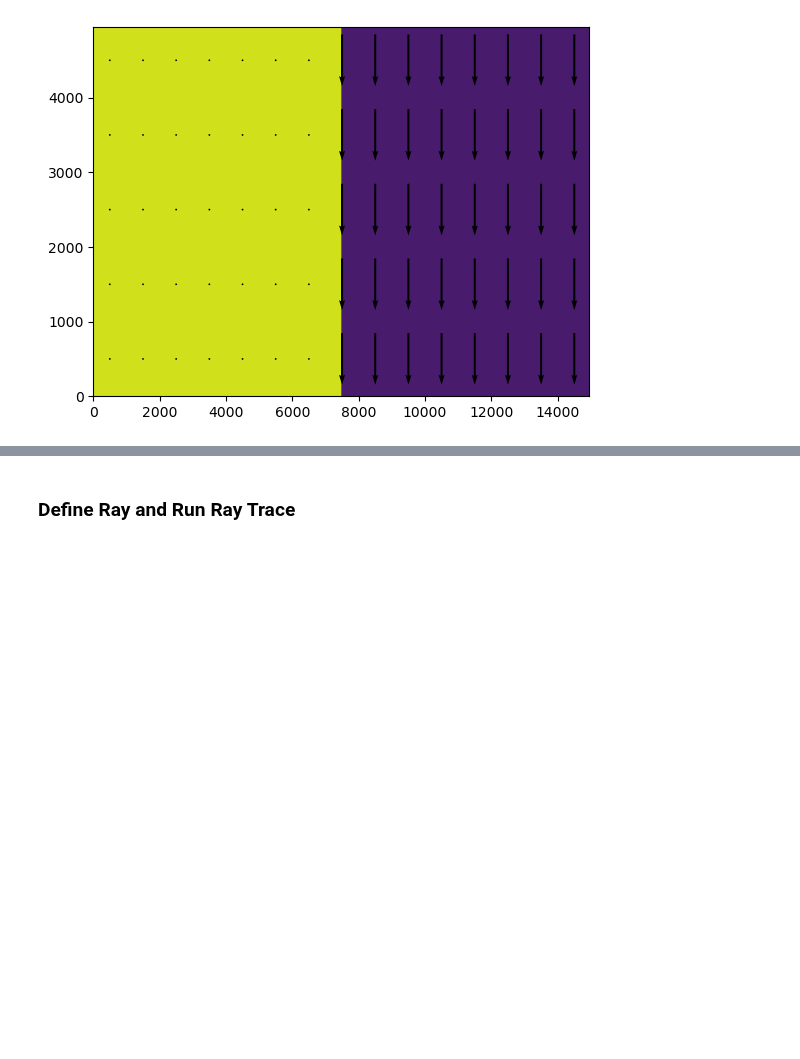
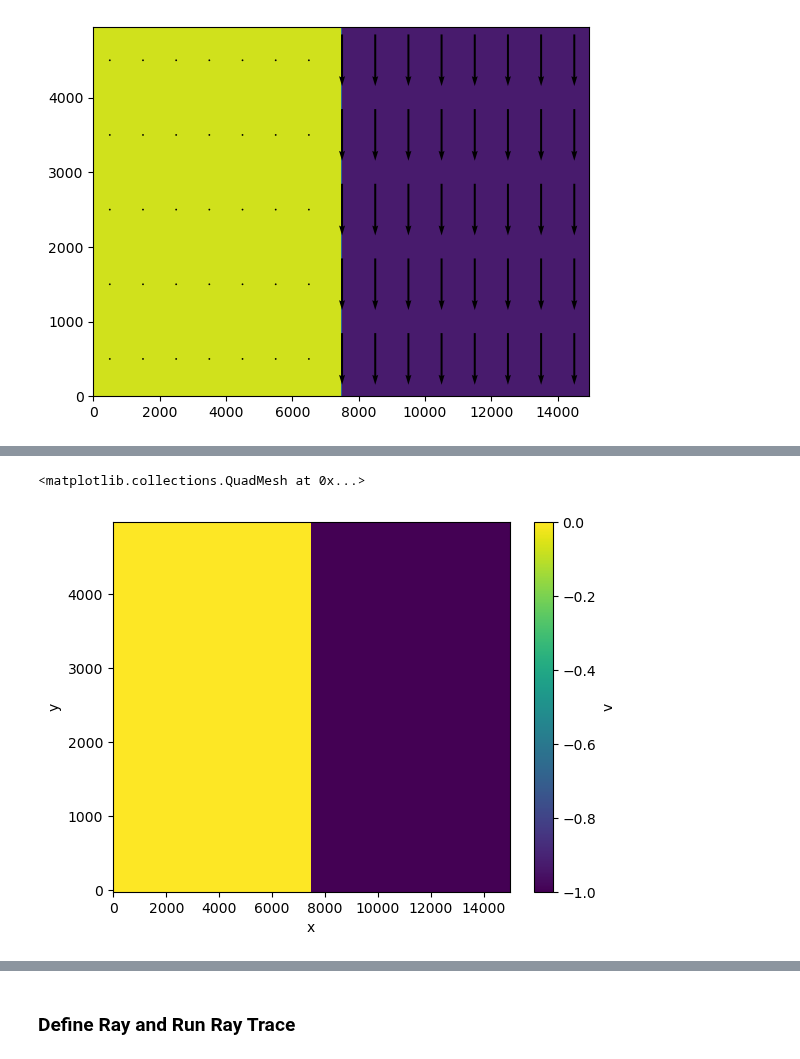
Before and after one commit to mines-oceanography/mantaray, a Jupyter notebook: notebooks/theoretical_comparison/snells_law_verification.ipynb, the cells around one changed output, grey strips where cells are left out. Drawn from its saved outputs; the diff is of its cells as text; code cells hidden in the pictures; blank space fills up the shorter version.

```diff
--- a/notebooks/theoretical_comparison/snells_law_verification.ipynb
+++ b/notebooks/theoretical_comparison/snells_law_verification.ipynb
@@ -161,0 +168,5 @@ null_current.to_netcdf(path='c:/Users/james/Projects/SURF_2024/ray_tracing/noteb
+# %%
+current_check.v.plot()
+# %% [output]
+<matplotlib.collections.QuadMesh at 0x...>
+[figure, added]
```
Also changed, not shown: parts of 5 cells of this notebook.
